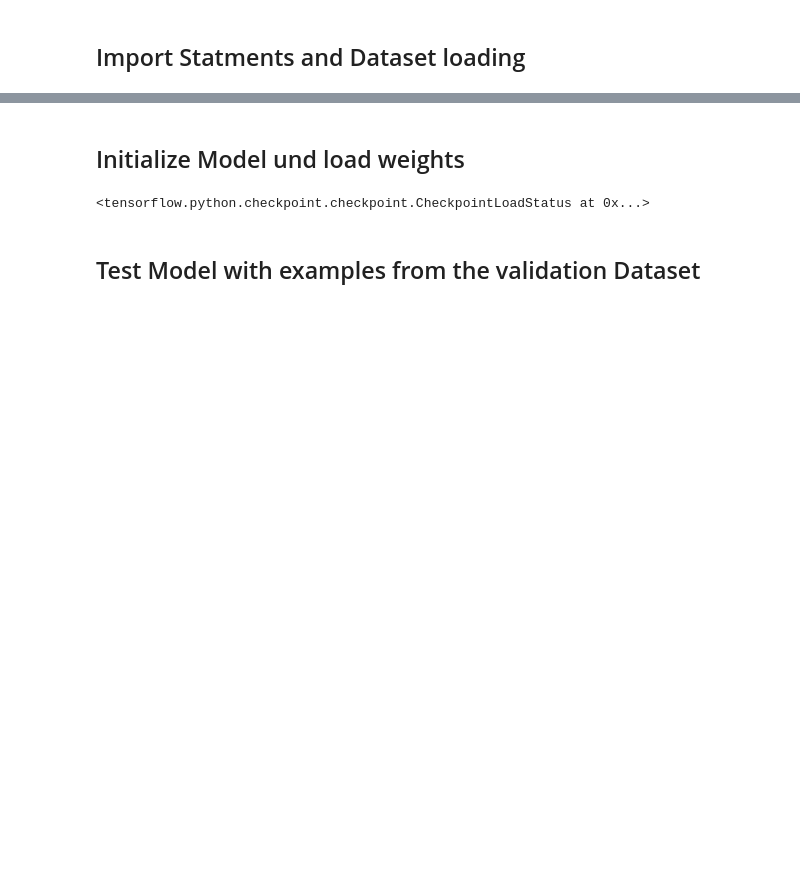
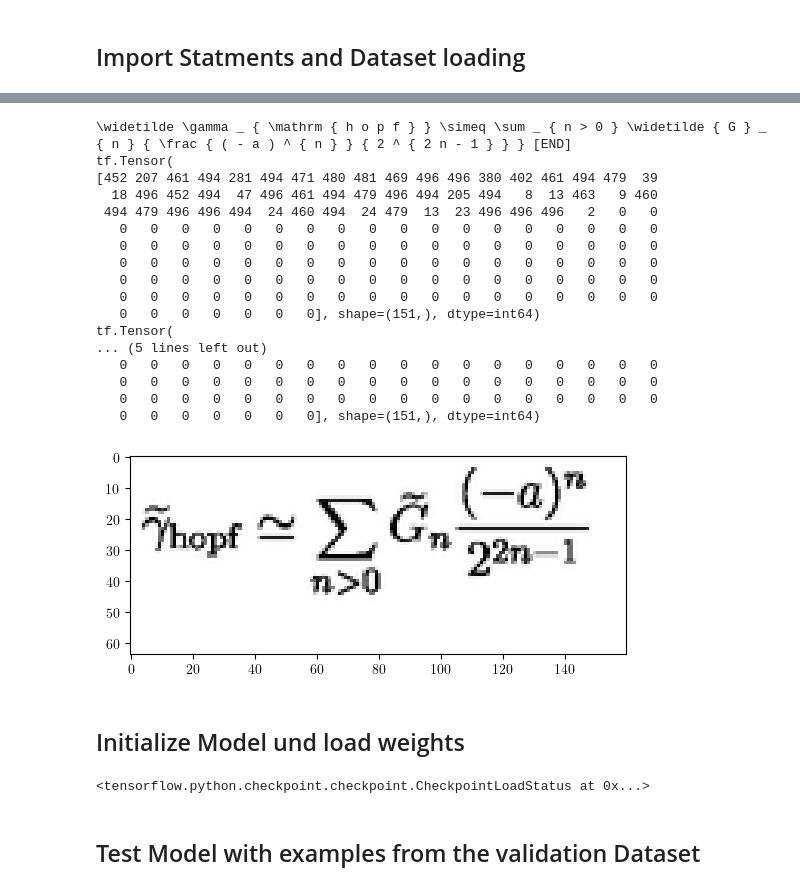
Before and after one commit to timmguthle/Image2LaTex, a Jupyter notebook: mk3/test_mk3.ipynb, the cells around one changed output, grey strips where cells are left out. Drawn from its saved outputs; the diff is of its cells as text; code cells hidden in the pictures; blank space fills up the shorter version.

```diff
--- a/mk3/test_mk3.ipynb
+++ b/mk3/test_mk3.ipynb
@@ -138,0 +139,13 @@ for ds in validate_ds_list[1:]:
+# %%
+my_text_processor = TextProcesser("../data/latex_vocab_new")
+for (img,target_in),target_out in complete_train_ds.take(1):
+
+    print(my_text_processor.Id_tensor_to_string(target_out[0]))
+    print(target_out[0])
+    print(target_in[0])
+
+    plt.imshow(img[0], cmap='gray')
+    plt.show()
+
+    break
+# %% [output]
@@ -139,3 +153,21 @@ for ds in validate_ds_list[1:]:
+\widetilde \gamma _ { \mathrm { h o p f } } \simeq \sum _ { n > 0 } \widetilde { G } _ { n } { \frac { ( - a ) ^ { n } } { 2 ^ { 2 n - 1 } } } [END]
+tf.Tensor(
+[452 207 461 494 281 494 471 480 481 469 496 496 380 402 461 494 479  39
+  18 496 452 494  47 496 461 494 479 496 494 205 494   8  13 463   9 460
+ 494 479 496 496 494  24 460 494  24 479  13  23 496 496 496   2   0   0
+   0   0   0   0   0   0   0   0   0   0   0   0   0   0   0   0   0   0
+   0   0   0   0   0   0   0   0   0   0   0   0   0   0   0   0   0   0
+   0   0   0   0   0   0   0   0   0   0   0   0   0   0   0   0   0   0
+   0   0   0   0   0   0   0   0   0   0   0   0   0   0   0   0   0   0
+   0   0   0   0   0   0   0   0   0   0   0   0   0   0   0   0   0   0
+   0   0   0   0   0   0   0], shape=(151,), dtype=int64)
+tf.Tensor(
+... (5 lines left out)
+   0   0   0   0   0   0   0   0   0   0   0   0   0   0   0   0   0   0
+   0   0   0   0   0   0   0   0   0   0   0   0   0   0   0   0   0   0
+   0   0   0   0   0   0   0   0   0   0   0   0   0   0   0   0   0   0
+   0   0   0   0   0   0   0], shape=(151,), dtype=int64)
+[figure, added]
 # %% [markdown]
 ## Initialize Model und load weights
 # %%
```
Also changed, not shown: parts of 9 cells of this notebook, 4 other files.
